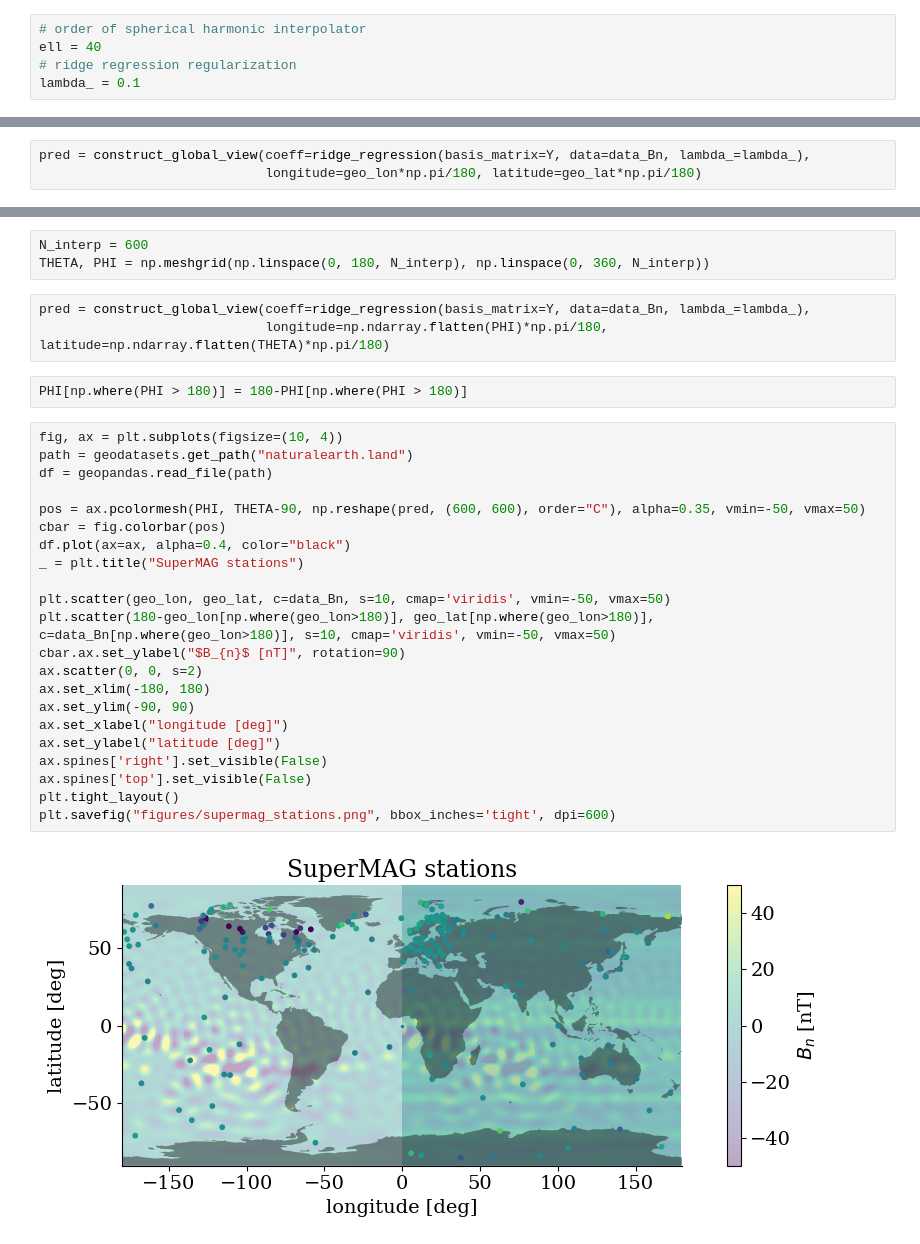
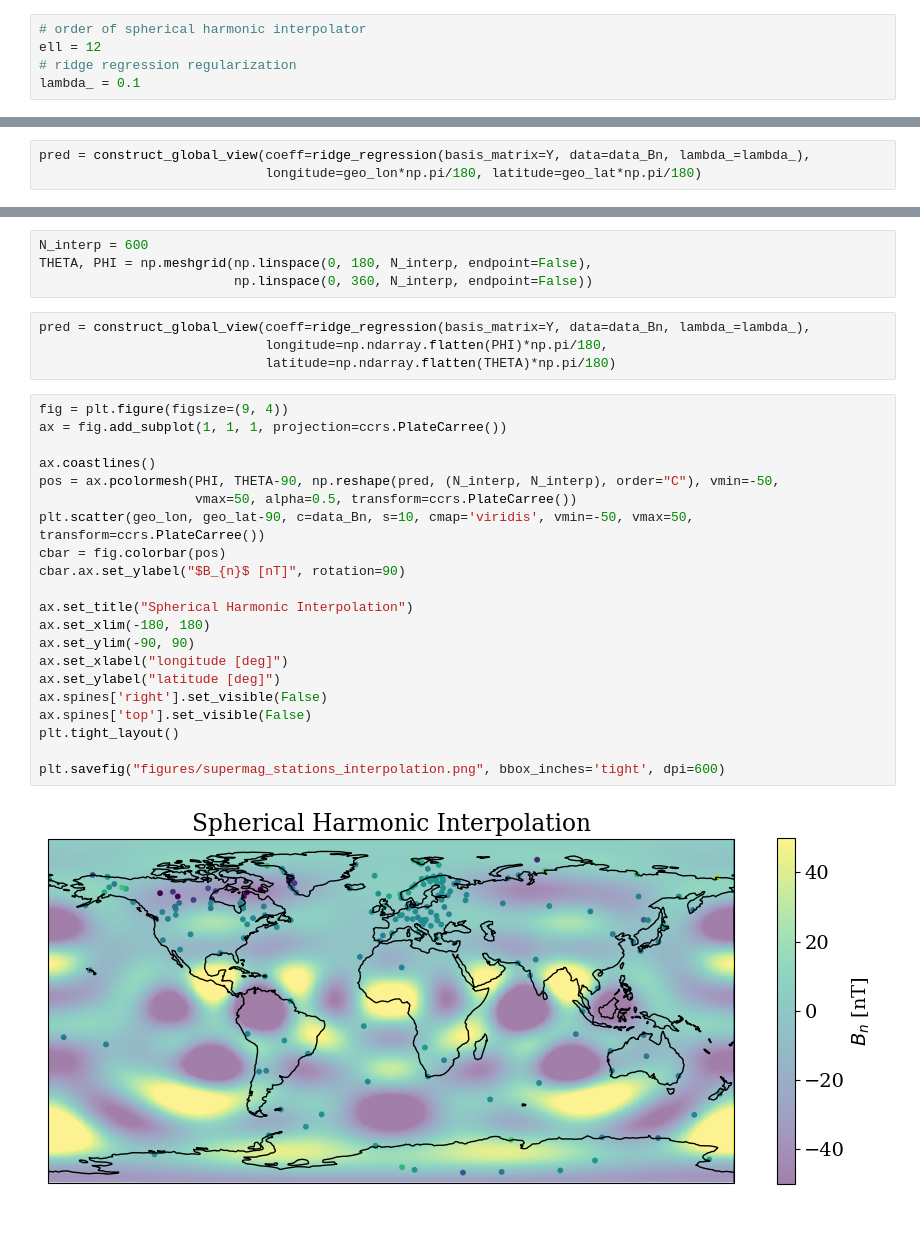
Before and after one commit to FrontierDevelopmentLab/2024-HL-GeoCL, a Jupyter notebook: src/GP/spherical_harmonics_tutorial.ipynb, the cells around one changed output, grey strips where cells are left out. Cells and saved outputs as stored; diff of their text form.

```diff
--- a/src/GP/spherical_harmonics_tutorial.ipynb
+++ b/src/GP/spherical_harmonics_tutorial.ipynb
@@ -105,7 +98,7 @@ plt.savefig("figures/supermag_stations.png", bbox_inches='tight', dpi=600)
 ## Spherical Harmonics Regression
 # %%
 # order of spherical harmonic interpolator
-ell = 40
+ell = 12
 # ridge regression regularization
 lambda_ = 0.1
 # %%
@@ -124,32 +122,31 @@ plt.legend()
 # %%
 N_interp = 600
-THETA, PHI = np.meshgrid(np.linspace(0, 180, N_interp), np.linspace(0, 360, N_interp))
+THETA, PHI = np.meshgrid(np.linspace(0, 180, N_interp, endpoint=False),
+                         np.linspace(0, 360, N_interp, endpoint=False))
 # %%
 pred = construct_global_view(coeff=ridge_regression(basis_matrix=Y, data=data_Bn, lambda_=lambda_),
-                             longitude=np.ndarray.flatten(PHI)*np.pi/180, latitude=np.ndarray.flatten(THETA)*np.pi/180)
+                             longitude=np.ndarray.flatten(PHI)*np.pi/180,
+                             latitude=np.ndarray.flatten(THETA)*np.pi/180)
-# %%
-PHI[np.where(PHI > 180)] = 180-PHI[np.where(PHI > 180)]
 # %%
-fig, ax = plt.subplots(figsize=(10, 4))
-path = geodatasets.get_path("naturalearth.land")
-df = geopandas.read_file(path)
+fig = plt.figure(figsize=(9, 4))
+ax = fig.add_subplot(1, 1, 1, projection=ccrs.PlateCarree())
 
-pos = ax.pcolormesh(PHI, THETA-90, np.reshape(pred, (600, 600), order="C"), alpha=0.35, vmin=-50, vmax=50)
+ax.coastlines()
+pos = ax.pcolormesh(PHI, THETA-90, np.reshape(pred, (N_interp, N_interp), order="C"), vmin=-50,
+                    vmax=50, alpha=0.5, transform=ccrs.PlateCarree())
+plt.scatter(geo_lon, geo_lat-90, c=data_Bn, s=10, cmap='viridis', vmin=-50, vmax=50, transform=ccrs.PlateCarree())
 cbar = fig.colorbar(pos)
-df.plot(ax=ax, alpha=0.4, color="black")
-_ = plt.title("SuperMAG stations")
+cbar.ax.set_ylabel("$B_{n}$ [nT]", rotation=90)
 
-plt.scatter(geo_lon, geo_lat, c=data_Bn, s=10, cmap='viridis', vmin=-50, vmax=50)
-plt.scatter(180-geo_lon[np.where(geo_lon>180)], geo_lat[np.where(geo_lon>180)], c=data_Bn[np.where(geo_lon>180)], s=10, cmap='viridis', vmin=-50, vmax=50)
-cbar.ax.set_ylabel("$B_{n}$ [nT]", rotation=90)
-ax.scatter(0, 0, s=2)
+ax.set_title("Spherical Harmonic Interpolation")
 ax.set_xlim(-180, 180)
 ax.set_ylim(-90, 90)
 ax.set_xlabel("longitude [deg]")
 ax.set_ylabel("latitude [deg]")
 ax.spines['right'].set_visible(False)
 ax.spines['top'].set_visible(False)
 plt.tight_layout()
-plt.savefig("figures/supermag_stations.png", bbox_inches='tight', dpi=600)
+
+plt.savefig("figures/supermag_stations_interpolation.png", bbox_inches='tight', dpi=600)
 # %% [output]
-[figure, old version]
+[figure, new version]
```
Also changed, not shown: parts of 10 cells of this notebook, 5 other files.
